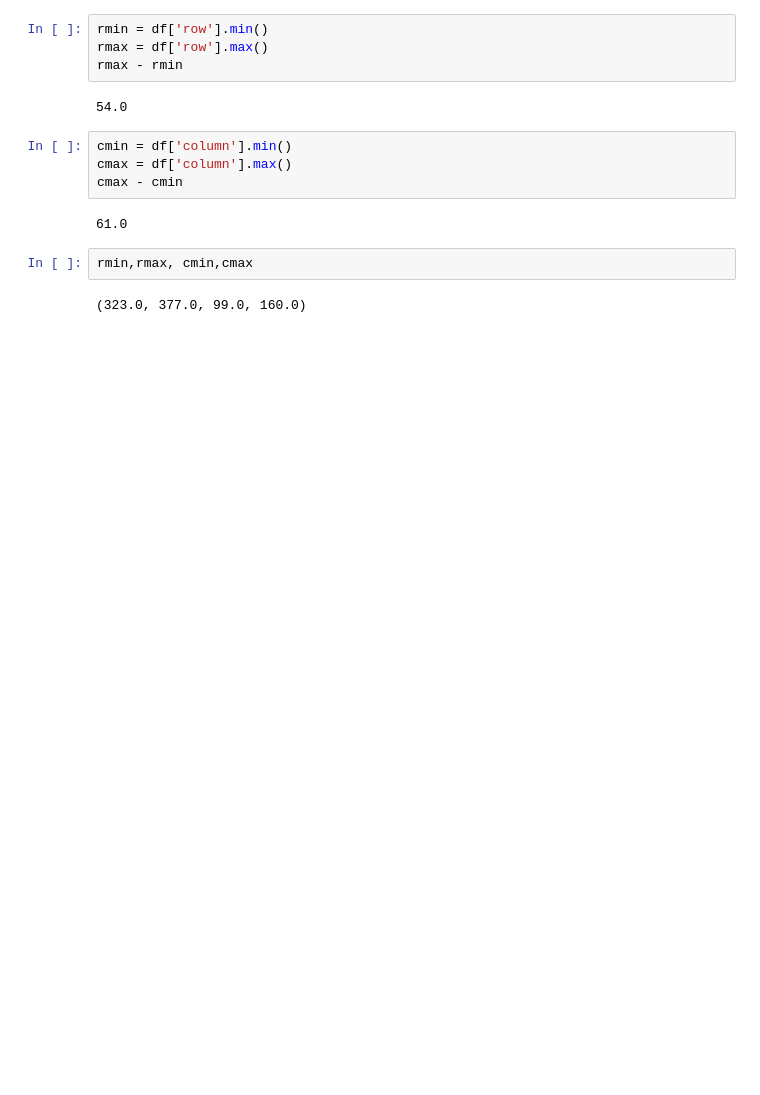
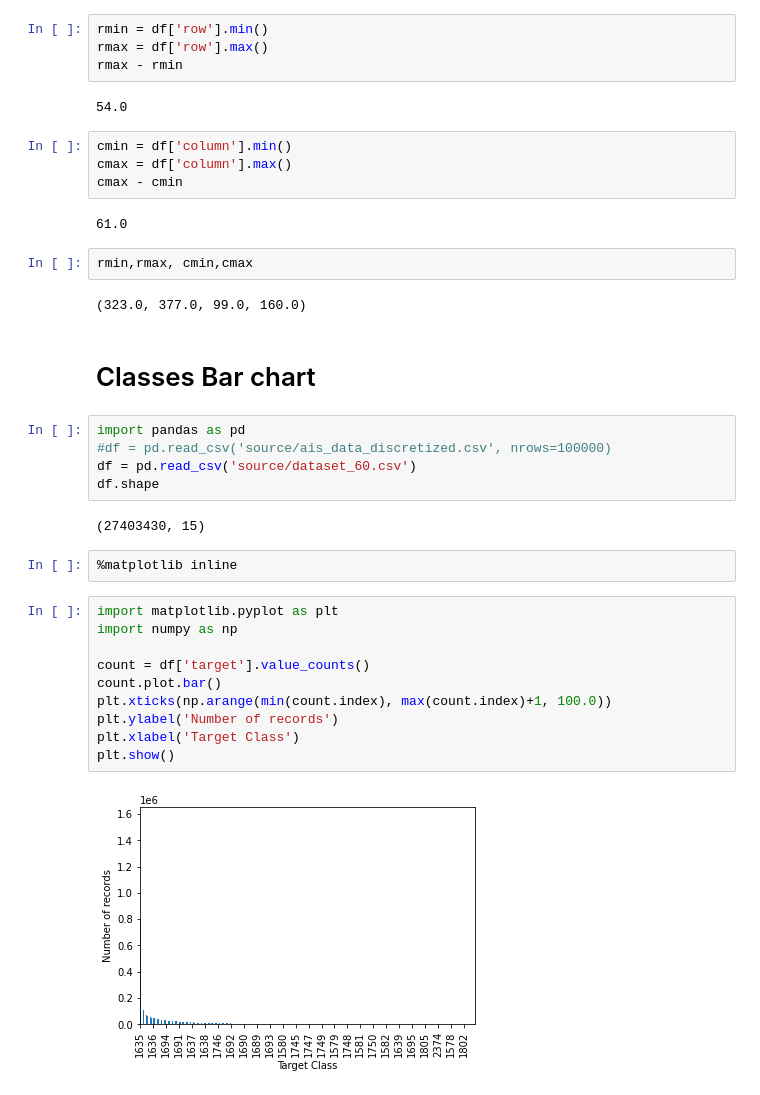
Before and after one commit to alod83/osiris, a Jupyter notebook: osiris2/preprocessing/Statistics.ipynb, the cells around one changed output. Saved outputs shown, nothing was run; the diff lists cells and outputs as text; blank space fills up the shorter version.

```diff
--- a/osiris2/preprocessing/Statistics.ipynb
+++ b/osiris2/preprocessing/Statistics.ipynb
@@ -138,3 +138,26 @@ cmax - cmin
 rmin,rmax, cmin,cmax
 # %% [output]
 (323.0, 377.0, 99.0, 160.0)
+# %% [markdown]
+# Classes Bar chart
+# %%
+import pandas as pd
+#df = pd.read_csv('source/ais_data_discretized.csv', nrows=100000)
+df = pd.read_csv('source/dataset_60.csv')
+df.shape
+# %% [output]
+(27403430, 15)
+# %%
+%matplotlib inline
+# %%
+import matplotlib.pyplot as plt
+import numpy as np
+
+count = df['target'].value_counts()
+count.plot.bar()
+plt.xticks(np.arange(min(count.index), max(count.index)+1, 100.0))
+plt.ylabel('Number of records')
+plt.xlabel('Target Class')
+plt.show()
+# %% [output]
+[figure, added]
```
Also changed, not shown: parts of 10 cells of this notebook, 5 other files.
